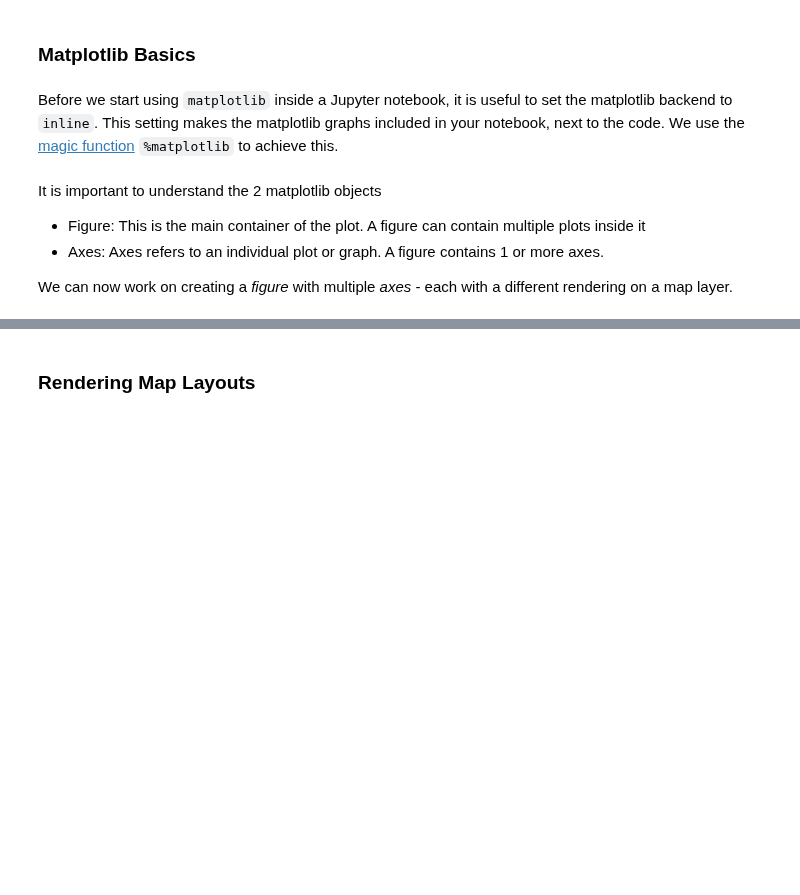
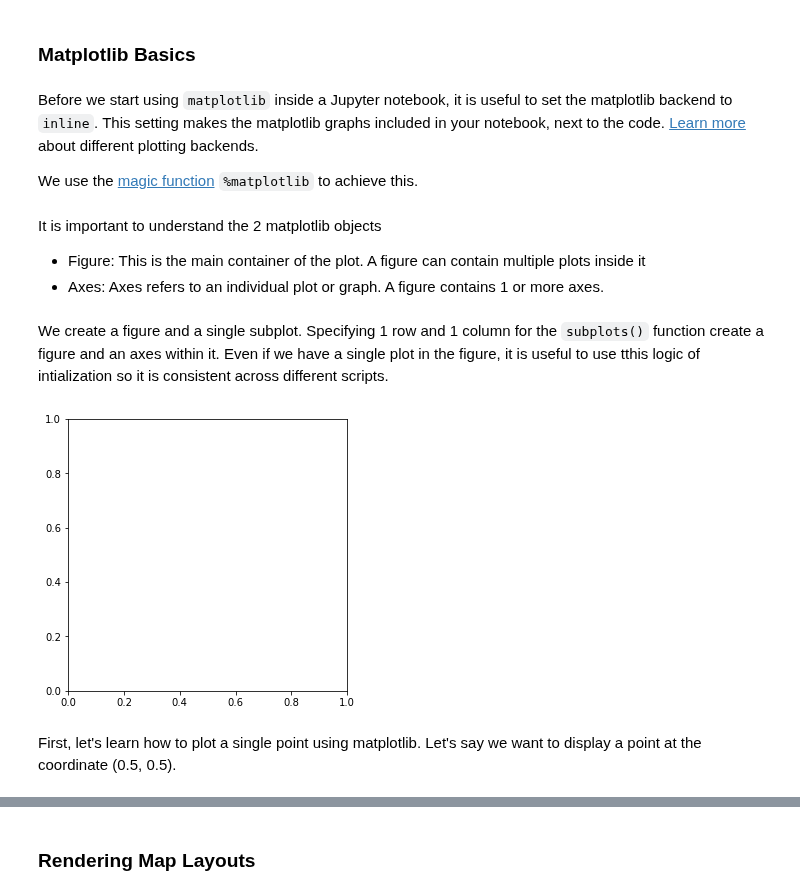
Before and after one commit to spatialthoughts/courses, a Jupyter notebook: code/python_foundation/supplement1_plotting.ipynb, the cells around one changed output, grey strips where cells are left out. Cells and saved outputs as stored; diff of their text form; code cells hidden in the pictures; blank space fills up the shorter version.

```diff
--- a/code/python_foundation/supplement1_plotting.ipynb
+++ b/code/python_foundation/supplement1_plotting.ipynb
@@ -16,7 +16,9 @@ national_highways = roads[roads['ref'].str.match('^NH') == True]
 # %% [markdown]
 ### Matplotlib Basics
 # %% [markdown]
-Before we start using `matplotlib` inside a Jupyter notebook, it is useful to set the matplotlib backend to `inline`. This setting makes the matplotlib graphs included in your notebook, next to the code. We use the [magic function](https://ipython.readthedocs.io/en/stable/interactive/tutorial.html#magics-explained) `%matplotlib` to achieve this.
+Before we start using `matplotlib` inside a Jupyter notebook, it is useful to set the matplotlib backend to `inline`. This setting makes the matplotlib graphs included in your notebook, next to the code. [Learn more](https://ipython.readthedocs.io/en/stable/interactive/plotting.html) about different plotting backends.
+
+We use the [magic function](https://ipython.readthedocs.io/en/stable/interactive/tutorial.html#magics-explained) `%matplotlib` to achieve this.
 # %%
 %matplotlib inline
 import matplotlib.pyplot as plt
@@ -25,5 +27,13 @@ It is important to understand the 2 matplotlib objects
 
 * Figure: This is the main container of the plot. A figure can contain multiple plots inside it
 * Axes:  Axes refers to an individual plot or graph. A figure contains 1 or more axes.
-
-We can now work on creating a *figure* with multiple *axes* - each with a different rendering on a map layer.
+# %% [markdown]
+We create a figure and a single subplot. Specifying 1 row and 1 column for the `subplots()` function create a figure and an axes within it. Even if we have a single plot in the figure, it is useful to use tthis logic of intialization so it is consistent across different scripts.
+# %%
+fig, ax = plt.subplots(1, 1)
+fig.set_size_inches(5,5)
+plt.show()
+# %% [output]
+[figure, added]
+# %% [markdown]
+First, let's learn how to plot a single point using matplotlib. Let's say we want to display a point at the coordinate (0.5, 0.5).
```
Also changed, not shown: parts of 9 cells of this notebook.
